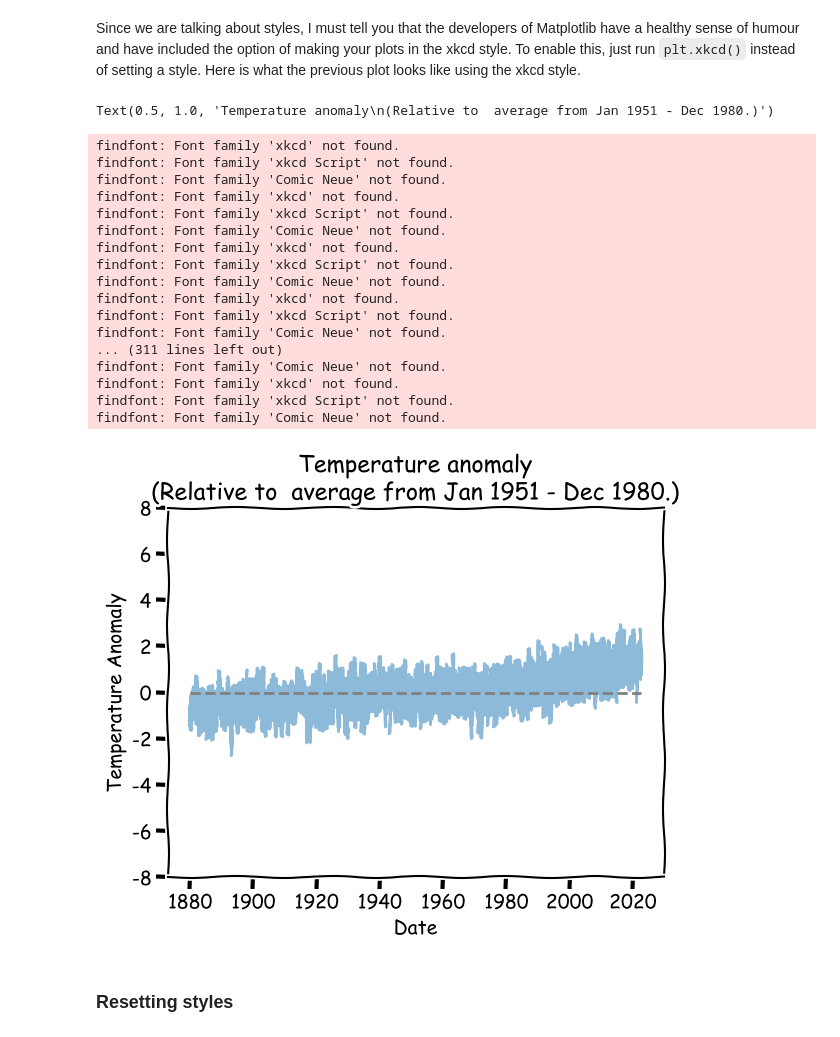
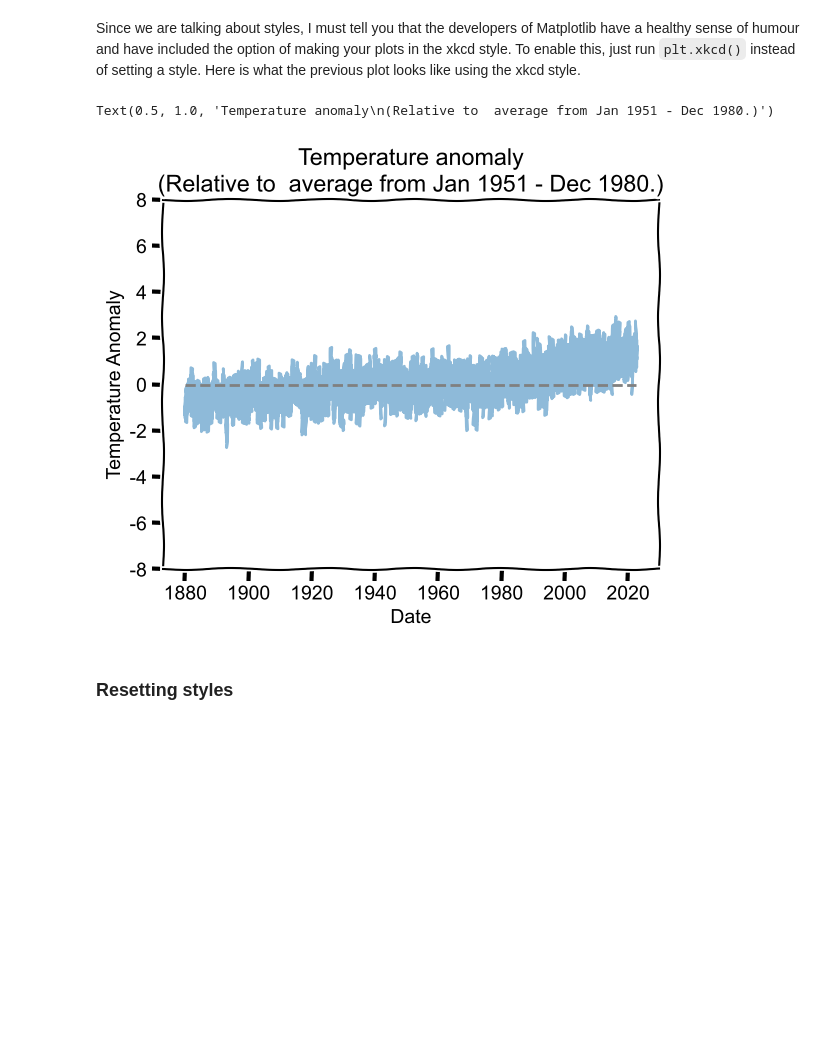
Before and after one commit to SPS-SP2273/learning-portfolio-Terencetjc, a Jupyter notebook: plotting/plotting_(need).ipynb, the cells around one changed output. Saved outputs shown, nothing was run; the diff lists cells and outputs as text; code cells hidden in the pictures; blank space fills up the shorter version.

Commit message:
Ready for Review File_plotting (need)

```diff
--- a/plotting/plotting_(need).ipynb
+++ b/plotting/plotting_(need).ipynb
@@ -379,39 +379,26 @@ Since we are talking about styles, I must tell you that the developers of Matplo
 # %%
 from matplotlib import pyplot as plt
 import numpy as np
 plt.xkcd()
 data = np.loadtxt('Complete_TAVG_daily.txt', skiprows=24)
 
 date = data[:, 0]
 anomaly = data[:, -1]
 
+#This style uses specific font family 'xkcd', 'xkcd script' and 'Comic Neue' but I'm not going to manually download and use fonts so ...
+# Specify a different font family
+plt.rcParams['font.family'] = 'Arial'  # You can replace the style font with any font available in the system eg. 'Arial'
+
 plt.plot(date, anomaly, alpha=.5)
 plt.hlines(0, date[0], date[-1], linestyle='--', colors='grey')
 plt.ylim([-8, 8])
 
 plt.xlabel('Date')
 plt.ylabel('Temperature Anomaly')
 plt.title('Temperature anomaly\n(Relative to  average from Jan 1951 - Dec 1980.)')
 # %% [output]
 Text(0.5, 1.0, 'Temperature anomaly\n(Relative to  average from Jan 1951 - Dec 1980.)')
-findfont: Font family 'xkcd' not found.
-findfont: Font family 'xkcd Script' not found.
-findfont: Font family 'Comic Neue' not found.
-findfont: Font family 'xkcd' not found.
-findfont: Font family 'xkcd Script' not found.
-findfont: Font family 'Comic Neue' not found.
-findfont: Font family 'xkcd' not found.
-findfont: Font family 'xkcd Script' not found.
-findfont: Font family 'Comic Neue' not found.
-findfont: Font family 'xkcd' not found.
-findfont: Font family 'xkcd Script' not found.
-findfont: Font family 'Comic Neue' not found.
-... (311 lines left out)
-findfont: Font family 'Comic Neue' not found.
-findfont: Font family 'xkcd' not found.
-findfont: Font family 'xkcd Script' not found.
-findfont: Font family 'Comic Neue' not found.
-[figure, old version]
+[figure, new version]
 # %% [markdown]
 ### Resetting styles
 # %%
```
